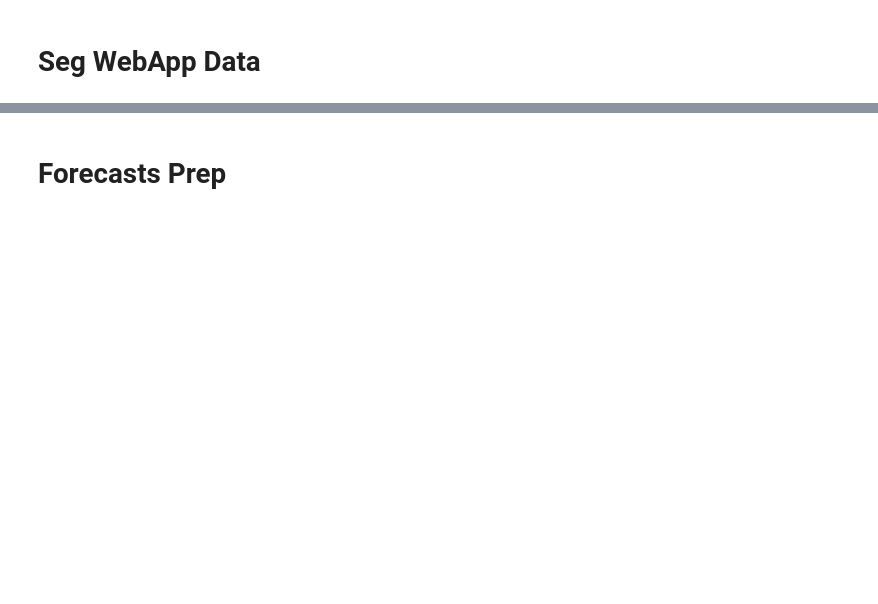
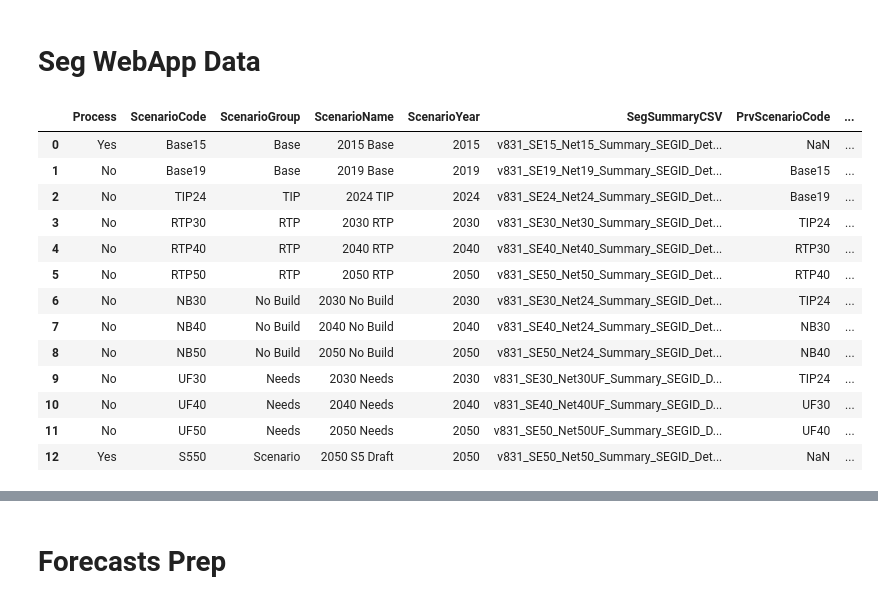
Before and after one commit to WFRCAnalytics/VC-Map, a Jupyter notebook: 3-Visualize.ipynb, the cells around one changed output, grey strips where cells are left out. Drawn from its saved outputs; the diff is of its cells as text; code cells hidden in the pictures; blank space fills up the shorter version.

```diff
--- a/3-Visualize.ipynb
+++ b/3-Visualize.ipynb
@@ -559,5 +596,22 @@ dfOutputSegs
 # %% [markdown]
 # Seg WebApp Data
+# %%
+df_Scenarios
+# %% [output]
+|  | Process | ScenarioCode | ScenarioGroup | ScenarioName | ScenarioYear | SegSummaryCSV | PrvScenarioCode | ... |
+| 0 | Yes | Base15 | Base | 2015 Base | 2015 | v831_SE15_Net15_Summary_SEGID_Det... | NaN | ... |
+| 1 | No | Base19 | Base | 2019 Base | 2019 | v831_SE19_Net19_Summary_SEGID_Det... | Base15 | ... |
+| 2 | No | TIP24 | TIP | 2024 TIP | 2024 | v831_SE24_Net24_Summary_SEGID_Det... | Base19 | ... |
+| 3 | No | RTP30 | RTP | 2030 RTP | 2030 | v831_SE30_Net30_Summary_SEGID_Det... | TIP24 | ... |
+| 4 | No | RTP40 | RTP | 2040 RTP | 2040 | v831_SE40_Net40_Summary_SEGID_Det... | RTP30 | ... |
+| 5 | No | RTP50 | RTP | 2050 RTP | 2050 | v831_SE50_Net50_Summary_SEGID_Det... | RTP40 | ... |
+| 6 | No | NB30 | No Build | 2030 No Build | 2030 | v831_SE30_Net24_Summary_SEGID_Det... | TIP24 | ... |
+| 7 | No | NB40 | No Build | 2040 No Build | 2040 | v831_SE40_Net24_Summary_SEGID_Det... | NB30 | ... |
+| 8 | No | NB50 | No Build | 2050 No Build | 2050 | v831_SE50_Net24_Summary_SEGID_Det... | NB40 | ... |
+| 9 | No | UF30 | Needs | 2030 Needs | 2030 | v831_SE30_Net30UF_Summary_SEGID_D... | TIP24 | ... |
+| 10 | No | UF40 | Needs | 2040 Needs | 2040 | v831_SE40_Net40UF_Summary_SEGID_D... | UF30 | ... |
+| 11 | No | UF50 | Needs | 2050 Needs | 2050 | v831_SE50_Net50UF_Summary_SEGID_D... | UF40 | ... |
+| 12 | Yes | S550 | Scenario | 2050 S5 Draft | 2050 | v831_SE50_Net50_Summary_SEGID_Det... | NaN | ... |
 # %%
 #column names from TDM
 nameSegID   = 'SEGID'
```
Also changed, not shown: parts of 34 cells of this notebook, 55 other files.
